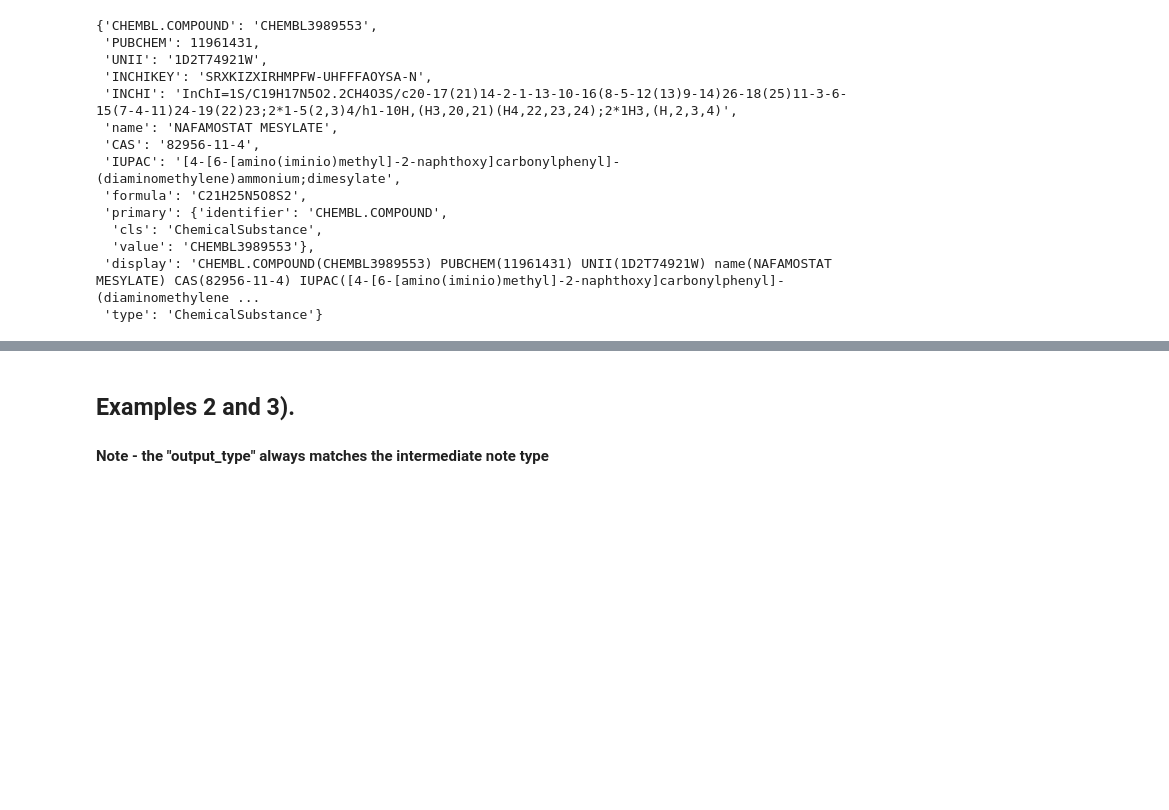
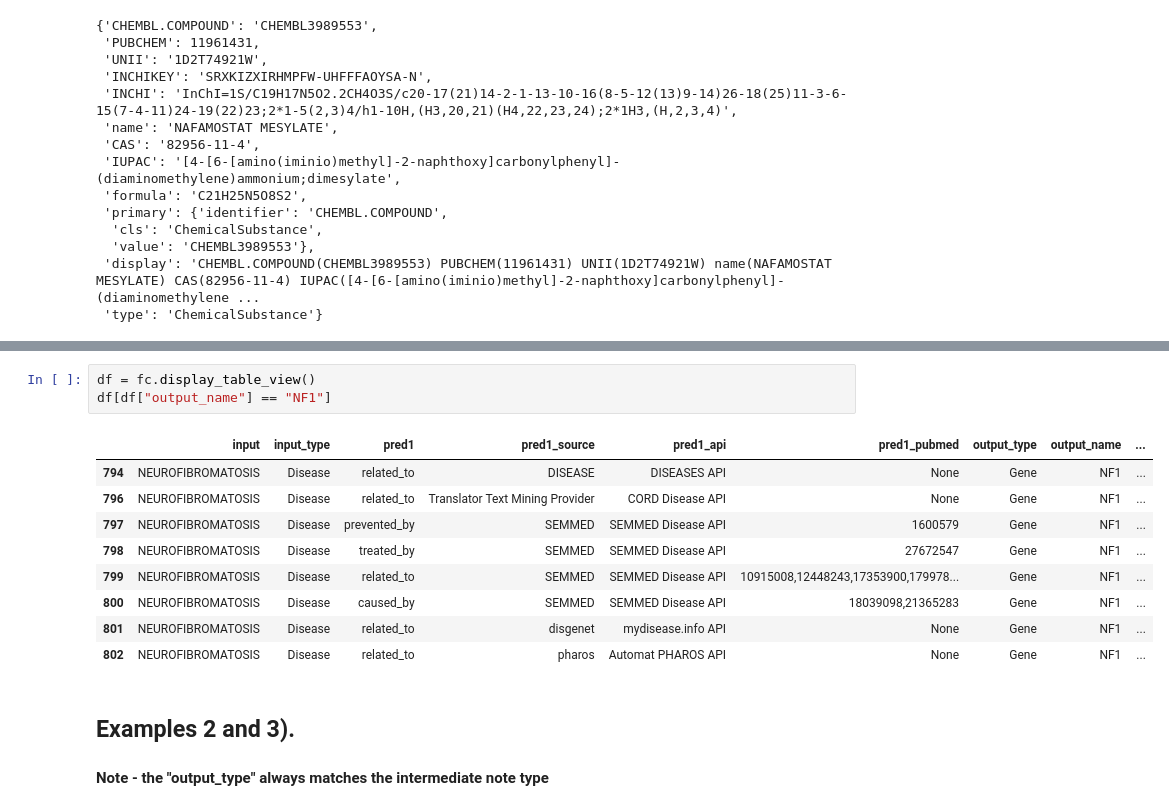
Before and after one commit to polyg314/BTE_notebooks, a Jupyter notebook: Example Queries.ipynb, the cells around one changed output, grey strips where cells are left out. Cells and saved outputs as stored; diff of their text form; blank space fills up the shorter version.

```diff
--- a/Example Queries.ipynb
+++ b/Example Queries.ipynb
@@ -63,3 +78,16 @@ The first query doesn't return any result. So BTE does not find any connection b
+# %%
+df = fc.display_table_view()
+df[df["output_name"] == "NF1"]
+# %% [output]
+|  | input | input_type | pred1 | pred1_source | pred1_api | pred1_pubmed | output_type | output_name | ... |
+| 794 | NEUROFIBROMATOSIS | Disease | related_to | DISEASE | DISEASES API | None | Gene | NF1 | ... |
+| 796 | NEUROFIBROMATOSIS | Disease | related_to | Translator Text Mining Provider | CORD Disease API | None | Gene | NF1 | ... |
+| 797 | NEUROFIBROMATOSIS | Disease | prevented_by | SEMMED | SEMMED Disease API | 1600579 | Gene | NF1 | ... |
+| 798 | NEUROFIBROMATOSIS | Disease | treated_by | SEMMED | SEMMED Disease API | 27672547 | Gene | NF1 | ... |
+| 799 | NEUROFIBROMATOSIS | Disease | related_to | SEMMED | SEMMED Disease API | 10915008,12448243,17353900,179978... | Gene | NF1 | ... |
+| 800 | NEUROFIBROMATOSIS | Disease | caused_by | SEMMED | SEMMED Disease API | 18039098,21365283 | Gene | NF1 | ... |
+| 801 | NEUROFIBROMATOSIS | Disease | related_to | disgenet | mydisease.info API | None | Gene | NF1 | ... |
+| 802 | NEUROFIBROMATOSIS | Disease | related_to | pharos | Automat PHAROS API | None | Gene | NF1 | ... |
 # %% [markdown]
 ## Examples 2 and 3).
 #### Note - the "output_type" always matches the intermediate note type
```
Also changed, not shown: parts of 1 cell of this notebook, 9 other files.
